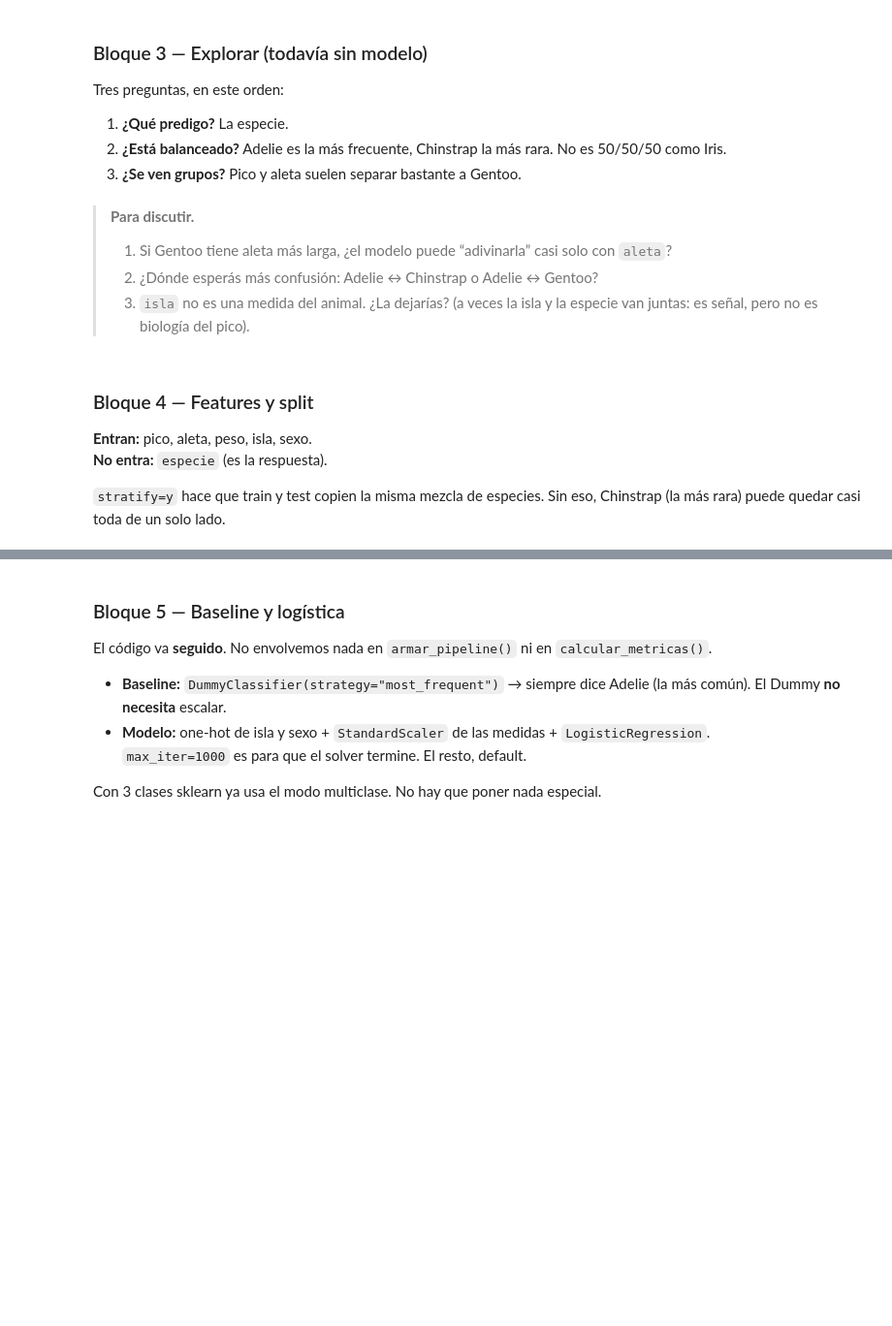
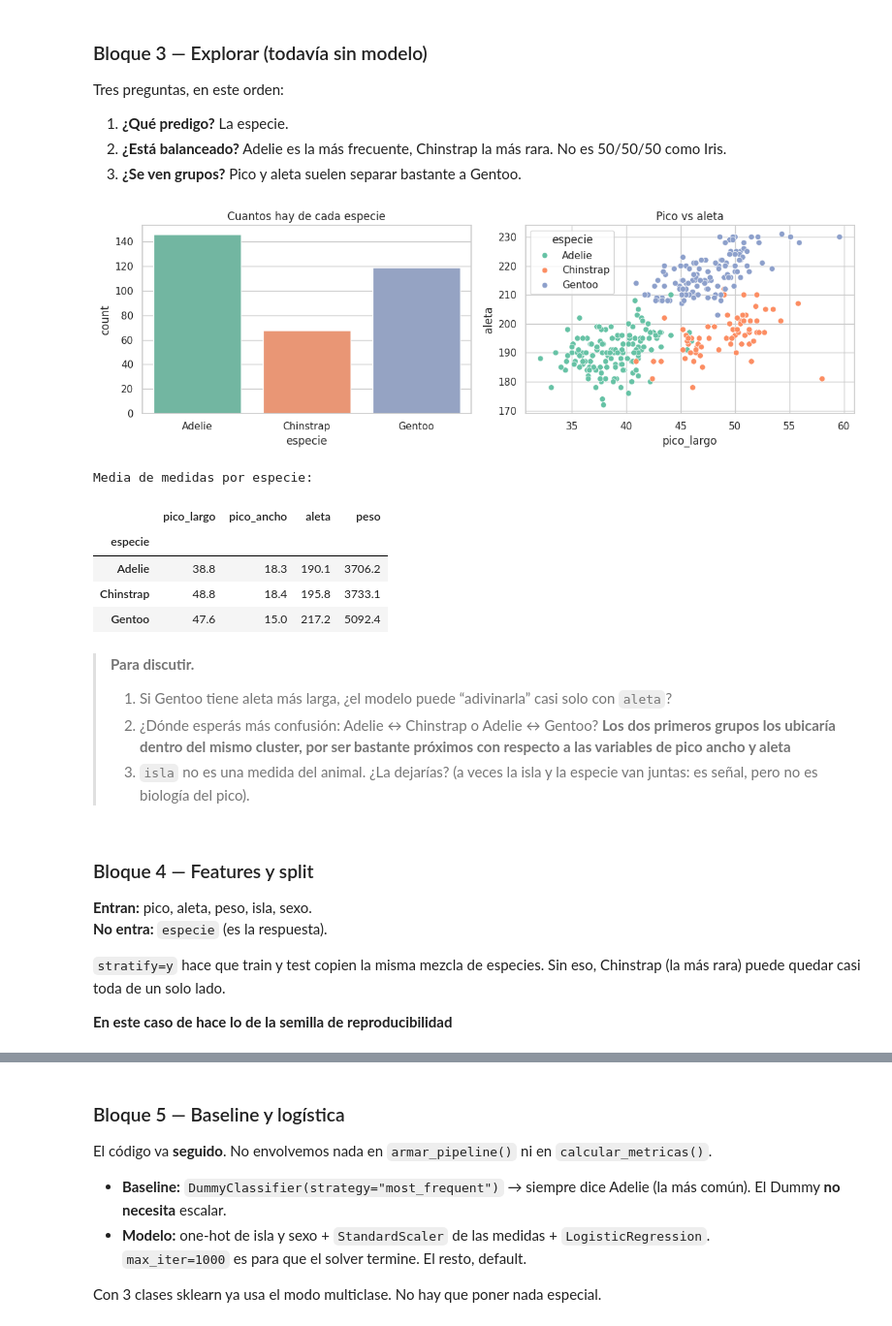
Before and after one commit to Emil-888/Data-Science, a Jupyter notebook: Copia_de_06_clasificacion_pinguinos_para_completar.ipynb, the cells around one changed output, grey strips where cells are left out. Shown at 97% size. Saved outputs shown, nothing was run; the diff lists cells and outputs as text; code cells hidden in the pictures; blank space fills up the shorter version.

```diff
--- a/Copia_de_06_clasificacion_pinguinos_para_completar.ipynb
+++ b/Copia_de_06_clasificacion_pinguinos_para_completar.ipynb
@@ -79,3 +92,9 @@ No hace falta memorizar 15 métricas. Con **tres lecturas** alcanza:
 # PASO 2 — Cargar
 # raw = pd.read_csv("Penguins.csv")
 # Mostrá shape, head, faltantes y value_counts de species.
+raw = pd.read_csv("/content/Penguins.csv")
+print(raw.shape)
+print("Faltantes: \n")
+print(raw.isna().sum())
+display(raw.head())
+display(raw.species.value_counts())
@@ -87,3 +130,15 @@ Hay 2 filas casi vacías y 11 sin sexo. En un dataset de 344 filas, **tirar las
 # PASO 3 — Limpiar (sin función)
 # dropna + rename a especie, isla, pico_largo, pico_ancho, aleta, peso, sexo.
 # Imprimí cuántas filas se fueron.
+
+df = raw.dropna().copy()
+df = df.rename(columns={
+     "species": "especie",
+     "island": "isla",
+     "bill_length_mm": "pico_largo",
+     "bill_depth_mm": "pico_ancho",
+     "flipper_length_mm": "aleta",
+     "body_mass_g": "peso",
+     "sex": "sexo"
+})
+df
@@ -102,7 +184,34 @@ Tres preguntas, en este orden:
+# %%
+# PASO 4 — Dos gráficos
+# countplot de especie | scatter pico_largo vs aleta, hue=especie.
+# Tabla de medias por especie.
+
+fig, axes = plt.subplots(1, 2, figsize=(12, 4))
+orden = ["Adelie", "Chinstrap", "Gentoo"]
+sns.countplot(data=df, x="especie", order=orden, ax=axes[0], palette="Set2")
+axes[0].set_title("Cuantos hay de cada especie")
+
+sns.scatterplot(
+    data=df, x="pico_largo", y="aleta", hue="especie",
+    hue_order=orden, palette="Set2", ax=axes[1], s=40,
+)
+axes[1].set_title("Pico vs aleta")
+plt.tight_layout()
+plt.show()
+print("Media de medidas por especie: ")
+display(df.groupby("especie")[["pico_largo", "pico_ancho", "aleta", "peso"]].mean().round(1))
+# %% [output]
+[figure, added]
+Media de medidas por especie:
+|  | pico_largo | pico_ancho | aleta | peso |
+| especie |  |  |  |  |
+| Adelie | 38.8 | 18.3 | 190.1 | 3706.2 |
+| Chinstrap | 48.8 | 18.4 | 195.8 | 3733.1 |
+| Gentoo | 47.6 | 15.0 | 217.2 | 5092.4 |
 # %% [markdown]
 > **Para discutir.**
 > 1. Si Gentoo tiene aleta más larga, ¿el modelo puede “adivinarla” casi solo con `aleta`?
-> 2. ¿Dónde esperás más confusión: Adelie ↔ Chinstrap o Adelie ↔ Gentoo?
+> 2. ¿Dónde esperás más confusión: Adelie ↔ Chinstrap o Adelie ↔ Gentoo?  **Los dos primeros grupos los ubicaría dentro del mismo cluster, por ser bastante próximos con respecto a las variables de pico ancho y aleta**
 > 3. `isla` no es una medida del animal. ¿La dejarías? (a veces la isla y la especie van juntas: es señal, pero no es biología del pico).
 # %% [markdown]
 ### Bloque 4 — Features y split
@@ -111,6 +220,8 @@ Tres preguntas, en este orden:
 **No entra:** `especie` (es la respuesta).
 
 `stratify=y` hace que train y test copien la misma mezcla de especies. Sin eso, Chinstrap (la más rara) puede quedar casi toda de un solo lado.
+
+**En este caso de hace lo de la semilla de reproducibilidad**
 # %%
 # PASO 5 — Split
 # NUM = pico_largo, pico_ancho, aleta, peso
```
Also changed, not shown: parts of 17 cells of this notebook.
